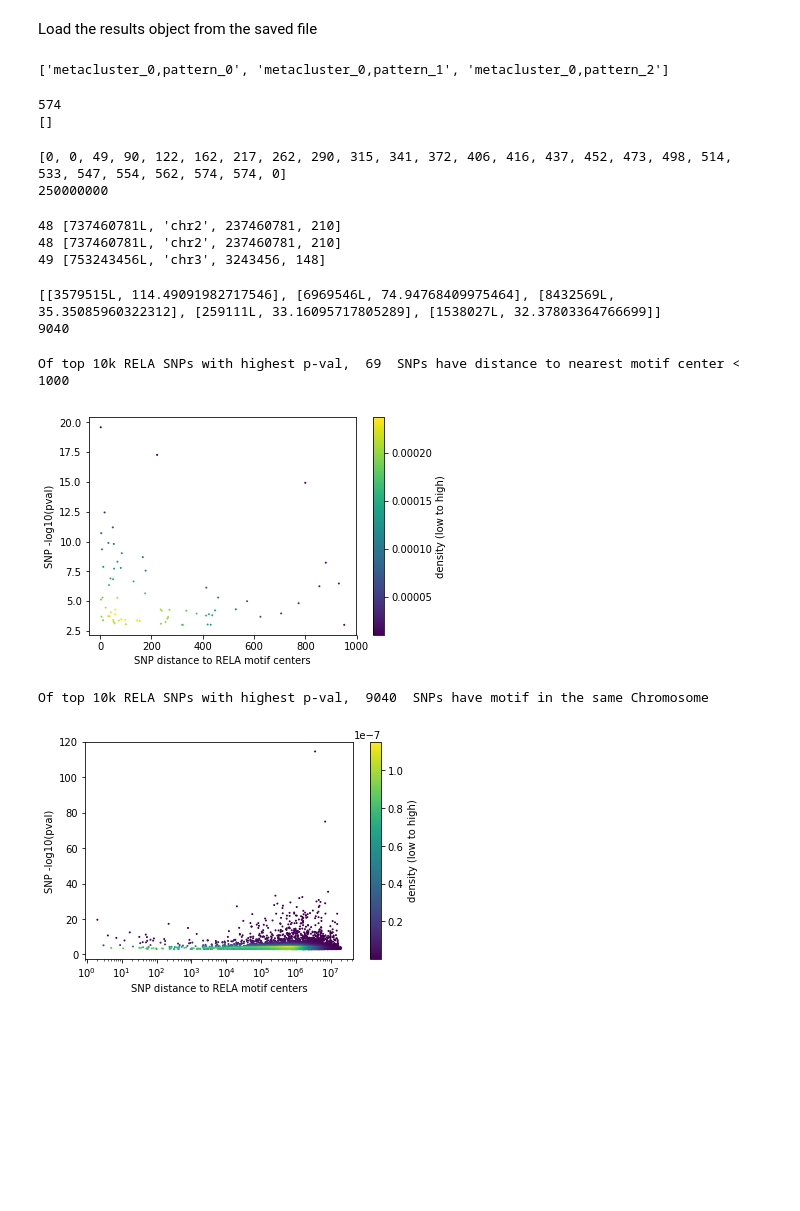
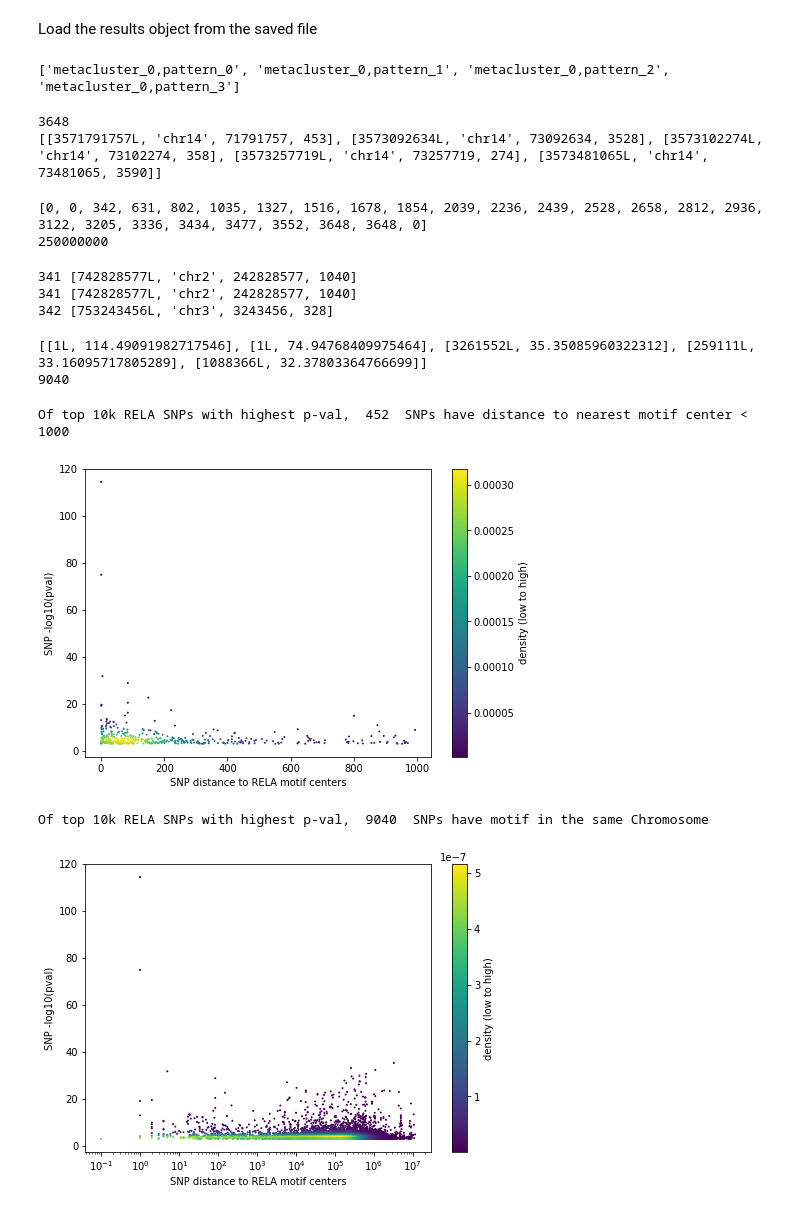
Before and after one commit to kundajelab/tfmodisco_bio_experiments, a Jupyter notebook: results/nandi/RELA/RELA_GM12878_refine_18_09_04/modisco.run2/SNP_enrichment.ipynb, the cells around one changed output. Saved outputs shown, nothing was run; the diff lists cells and outputs as text; code cells hidden in the pictures; blank space fills up the shorter version.

```diff
--- a/results/nandi/RELA/RELA_GM12878_refine_18_09_04/modisco.run2/SNP_enrichment.ipynb
+++ b/results/nandi/RELA/RELA_GM12878_refine_18_09_04/modisco.run2/SNP_enrichment.ipynb
@@ -18,12 +18,13 @@ import modisco
 import theano
 import sys
 import argparse
+TFNET_ROOT = os.getenv('TFNET_ROOT', '/home/ktian/kundajelab/tfnet/')
+sys.path.append(TFNET_ROOT + "/scripts")
 
-modisco_dir = "/home/ktian/kundajelab/tfnet/results/nandi/RELA/RELA_GM12878_refine_18_09_04/"
+#modisco_dir = "/home/ktian/kundajelab/tfnet/results/nandi/RELA/RELA_GM12878_refine_18_09_04/"
 #modisco_dir = "/Users/kat/kundajelab/tfnet/results/nandi/RELA/RELA_GM12878_18_08_25/"
-#modisco_dir = "../"
-
-os.chdir(modisco_dir)
+#os.chdir(modisco_dir)
+tf = 'RELA'
 
 logging.basicConfig(
         format='%(asctime)s %(levelname)-5s %(message)s',
@@ -99,6 +100,8 @@ start_task   = args.start_task
 end_task     = args.end_task
 target_fdr   = args.fdr
 '''
+
+
 #convert the motifs to log-odds space
 def log_odds_space(pwm, background,pseudocount):
     new_pwm = []
@@ -110,9 +113,9 @@ def log_odds_space(pwm, background,pseudocount):
             new_pwm.append(np.log(pos_values) - np.log(background))
     return np.array(new_pwm).transpose(1,0)
 
-score_prefix = "scores/hyp_scores_task_"
-input_name   = "interpret.fa"
-input_tsv    = "interpret.tsv"
+score_prefix = "../scores/hyp_scores_task_"
+input_name   = "../interpret.fa"
+input_tsv    = "../interpret.tsv"
 
 start_task = 0
 end_task   = 1
@@ -242,7 +245,7 @@ track_set = modisco.tfmodisco_workflow.workflow.prep_track_set(
                 hypothetical_contribs=task_to_hyp_scores,
                 one_hot=merged_onehot_list)
 
-grp = h5py.File("modisco.run1/results.hdf5","r")
+grp = h5py.File("results.hdf5","r")
 loaded_tfmodisco_results =\
     workflow.TfModiscoResults.from_hdf5(grp, track_set=track_set)
 grp.close()
@@ -290,7 +293,7 @@ for metacluster_name in\
 
 print(all_pattern_names)
 # %% [output]
-['metacluster_0,pattern_0', 'metacluster_0,pattern_1', 'metacluster_0,pattern_2']
+['metacluster_0,pattern_0', 'metacluster_0,pattern_1', 'metacluster_0,pattern_2', 'metacluster_0,pattern_3']
 # %%
 all_patterns = [x for y in
                   sorted(loaded_tfmodisco_results
@@ -354,8 +357,8 @@ print(len(seqlets_to_score_true_labels))
 #print(seqlets_locs[:5])
 print(seqlets_locs_sorted[2595:2600])
 # %% [output]
-574
-[]
+3648
+[[3571791757L, 'chr14', 71791757, 453], [3573092634L, 'chr14', 73092634, 3528], [3573102274L, 'chr14', 73102274, 358], [3573257719L, 'chr14', 73257719, 274], [3573481065L, 'chr14', 73481065, 3590]]
 # %%
 from bisect import bisect_left
 max_chrid = 25
@@ -379,7 +382,7 @@ def find_nearest(my_list, my_idx):
     lo = bounds[chrid-1]
     hi = bounds[chrid]
     if lo == hi:
-        return -1, my_list[lo] # this chrom is empty
+        return -1, -1 # this chrom is empty
 
     # lo != hi, so the chrom is not empty
     pos = bisect_left(my_list, my_idx, lo=lo, hi=hi)
@@ -396,7 +399,7 @@ def find_nearest(my_list, my_idx):
     else:
        return pos-1, before
 # %% [output]
-[0, 0, 49, 90, 122, 162, 217, 262, 290, 315, 341, 372, 406, 416, 437, 452, 473, 498, 514, 533, 547, 554, 562, 574, 574, 0]
+[0, 0, 342, 631, 802, 1035, 1327, 1516, 1678, 1854, 2039, 2236, 2439, 2528, 2658, 2812, 2936, 3122, 3205, 3336, 3434, 3477, 3552, 3648, 3648, 0]
 250000000
 # %%
 pos, idx = find_nearest(idx_array, 742959999L)
@@ -406,16 +409,16 @@ print(pos, seqlets_locs_sorted[pos])
 pos, idx = find_nearest(idx_array, 750000000L)
 print(pos, seqlets_locs_sorted[pos])
 # %% [output]
-48 [737460781L, 'chr2', 237460781, 210]
-48 [737460781L, 'chr2', 237460781, 210]
-49 [753243456L, 'chr3', 3243456, 148]
+341 [742828577L, 'chr2', 242828577, 1040]
+341 [742828577L, 'chr2', 242828577, 1040]
+342 [753243456L, 'chr3', 3243456, 328]
 # %%
 import math
 
 #snp_dir = "/Users/kat/kundajelab/tmp/bQTL/bQTL_all_SNPs/"
 snp_dir = "/home/ktian/kundajelab/tfnet/results/nandi/bQTL/analysis/bQTL_all_SNPs/"
 snp_list = []
-with open(snp_dir + "RELA_10k.txt") as in_fh:
+with open(snp_dir + tf + "_10k.txt") as in_fh:
     header = next(in_fh)
     line_num = 0
     for line in in_fh:
@@ -432,44 +435,46 @@ with open(snp_dir + "RELA_10k.txt") as in_fh:
 print(snp_list[:5])
 print(len(snp_list))
 # %% [output]
-[[3579515L, 114.49091982717546], [6969546L, 74.94768409975464], [8432569L, 35.35085960322312], [259111L, 33.16095717805289], [1538027L, 32.37803364766699]]
+[[1L, 114.49091982717546], [1L, 74.94768409975464], [3261552L, 35.35085960322312], [259111L, 33.16095717805289], [1088366L, 32.37803364766699]]
 9040
 # %%
 logging.basicConfig(
         format='%(asctime)s %(levelname)-5s %(message)s',
         level=logging.INFO,
         datefmt='%Y-%m-%d %H:%M:%S')
 
 %matplotlib inline
 
 import matplotlib.pyplot as plt
 import numpy as np
 import matplotlib
 from scipy.stats import gaussian_kde
-tf = 'RELA'
 
 #fig=plt.figure(figsize=(10, 8), dpi= 100)
 snp_dist = [item[0] for item in snp_list if item[1] > 0 and item[0] <= 1000]
 snp_pval = [item[1] for item in snp_list if item[1] > 0 and item[0] <= 1000]
 
 x=snp_dist
 y=snp_pval
 xy = np.vstack([x,y])
 z = gaussian_kde(xy)(xy)
 
 print("Of top 10k "+tf+" SNPs with highest p-val, ", len(snp_dist), " SNPs have distance to nearest motif center < 1000")
+
+fig = plt.figure()
+ax = fig.add_axes([1,1,1,1])
 plt.scatter(snp_dist, snp_pval, 1, c=z, alpha=1, marker='o', label=".")
-plt.xlabel("SNP distance to RELA motif centers")
+plt.xlabel("SNP distance to " + tf + " motif centers")
 plt.ylabel("SNP -log10(pval)")
 plt.colorbar(label='density (low to high)')
 
 #plt.legend(loc=2)
 plt.show()
-
+fig.savefig(tf+"_snp_1k.png", bbox_inches='tight')
 # https://stackoverflow.com/questions/20105364/how-can-i-make-a-scatter-plot-colored-by-density-in-matplotlib
 # %% [output]
-Of top 10k RELA SNPs with highest p-val,  69  SNPs have distance to nearest motif center < 1000
+Of top 10k RELA SNPs with highest p-val,  452  SNPs have distance to nearest motif center < 1000
-[figure, old version]
+[figure, new version]
 # %%
 '''
 
@@ -520,6 +525,8 @@ xy = np.vstack([x,y])
 z = gaussian_kde(xy)(xy)
 
 print("Of top 10k "+tf+" SNPs with highest p-val, ", len(snp_dist), " SNPs have motif in the same Chromosome")
+fig = plt.figure()
+ax = fig.add_axes([1,1,1,1])
 plt.scatter(snp_dist, snp_pval, 1, c=z, alpha=1, marker='o', label=".")
 plt.xscale('log')
 #plt.yscale('log')
@@ -529,6 +536,7 @@ plt.colorbar(label='density (low to high)')
 
 #plt.legend(loc=2)
 plt.show()
+fig.savefig(tf+"_snp_log.png", bbox_inches='tight')
 # %% [output]
 Of top 10k RELA SNPs with highest p-val,  9040  SNPs have motif in the same Chromosome
-[figure, old version]
+[figure, new version]
```
Also changed, not shown: parts of 1 cell of this notebook, 20 other files.
